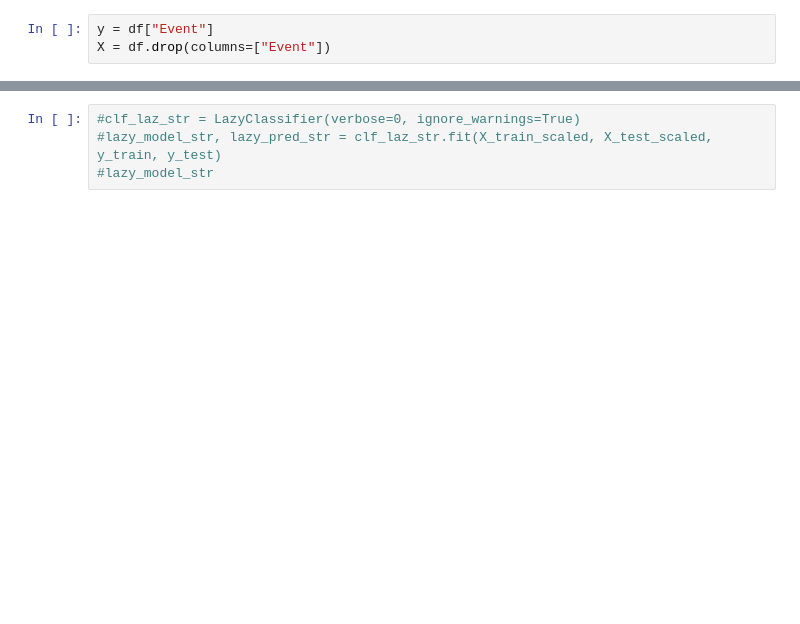
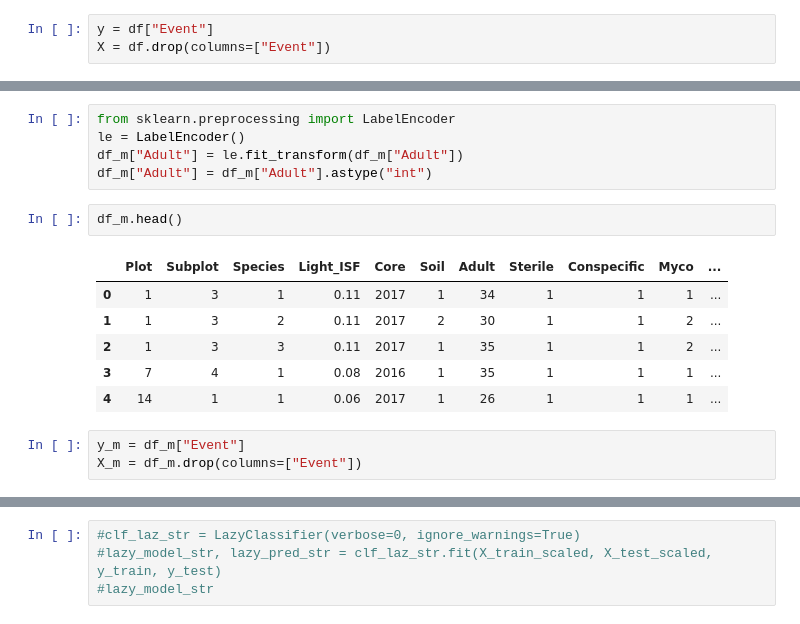
Before and after one commit to Cabone01/Tree_Survival, a Jupyter notebook: Tree_Notebook.ipynb, the cells around one changed output, grey strips where cells are left out. Drawn from its saved outputs; the diff is of its cells as text; blank space fills up the shorter version.

```diff
--- a/Tree_Notebook.ipynb
+++ b/Tree_Notebook.ipynb
@@ -189,0 +274,17 @@ And if memory is not enough, you can set `force_col_wise=true`.
+# %%
+from sklearn.preprocessing import LabelEncoder
+le = LabelEncoder()
+df_m["Adult"] = le.fit_transform(df_m["Adult"])
+df_m["Adult"] = df_m["Adult"].astype("int")
+# %%
+df_m.head()
+# %% [output]
+|  | Plot | Subplot | Species | Light_ISF | Core | Soil | Adult | Sterile | Conspecific | Myco | ... |
+| 0 | 1 | 3 | 1 | 0.11 | 2017 | 1 | 34 | 1 | 1 | 1 | ... |
+| 1 | 1 | 3 | 2 | 0.11 | 2017 | 2 | 30 | 1 | 1 | 2 | ... |
+| 2 | 1 | 3 | 3 | 0.11 | 2017 | 1 | 35 | 1 | 1 | 2 | ... |
+| 3 | 7 | 4 | 1 | 0.08 | 2016 | 1 | 35 | 1 | 1 | 1 | ... |
+| 4 | 14 | 1 | 1 | 0.06 | 2017 | 1 | 26 | 1 | 1 | 1 | ... |
+# %%
+y_m = df_m["Event"]
+X_m = df_m.drop(columns=["Event"])
```
Also changed, not shown: parts of 23 cells of this notebook.
